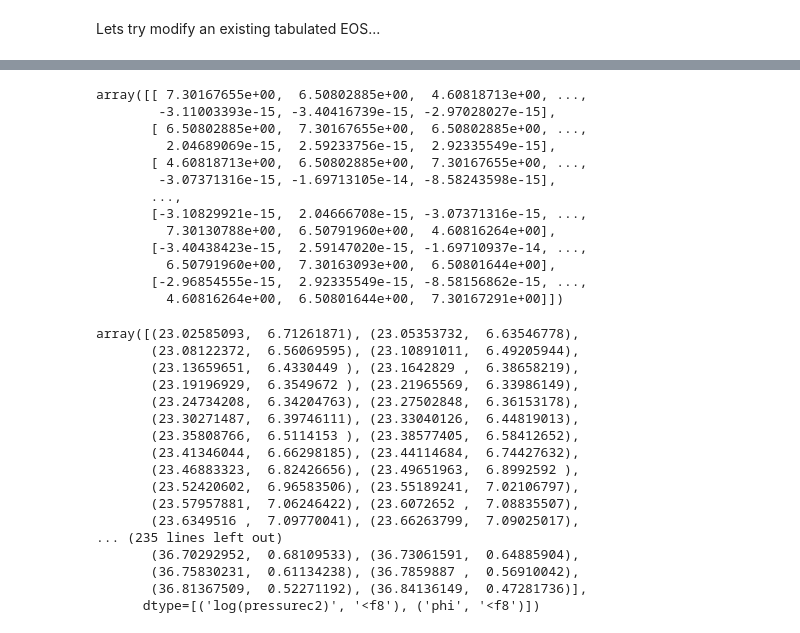
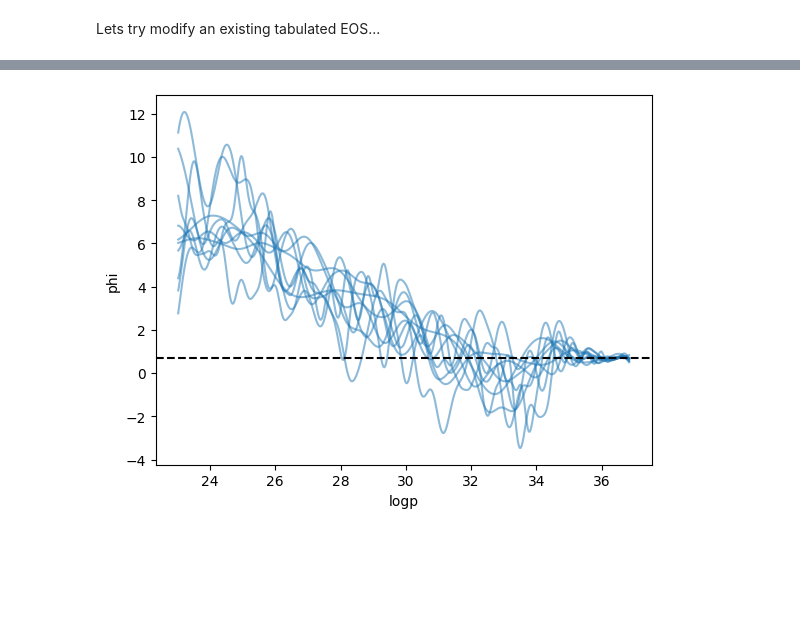
Before and after one commit to eliotfinch/pqcd, a Jupyter notebook: notebooks/modify_tabulated_eos.ipynb, the cells around one changed output, grey strips where cells are left out. Drawn from its saved outputs; the diff is of its cells as text; code cells hidden in the pictures; blank space fills up the shorter version.

Commit message:
Create multiple custom means

```diff
--- a/notebooks/modify_tabulated_eos.ipynb
+++ b/notebooks/modify_tabulated_eos.ipynb
@@ -81,10 +84,10 @@ fig.colorbar(ax.imshow(cov, cmap='viridis'));
 # %% [markdown]
 Lets try modify an existing tabulated EOS...
 # %%
-# Load the mean we want to use as the new tabulated EOS. This could be from a
+# Load the means we want to use as the new tabulated EOSs. This could be from a
 # previous GP draw, or a random walk?
 
-set = 6
+set = 12
 
 gp_mean_dict = {}
 
@@ -108,7 +111,7 @@ for variety in ['had', 'hyp', 'qrk']:
 consistent_phi_arrays = []
 consistent_logp_arrays = []
 
-N_samp = 2000
+N_samp = 80
 
 pqcd_region_dict = pqcd.get_pqcd_region()
 
@@ -134,8 +137,8 @@ for variety in ['had', 'hyp', 'qrk']:
             consistent_logp_arrays.append(gp['log(pressurec2)'].values)
 # %%
 # The log(p) arrays are all the same
-new_logp = consistent_logp_arrays[0]
+new_mean_logp = consistent_logp_arrays[0]
 
 # Select our new mean
-phi_array = np.array(consistent_phi_arrays)
-new_mean_phi = phi_array[0]
+new_mean_phi_array = np.array(consistent_phi_arrays)
+# new_mean_phi = phi_array[0]
@@ -209,16 +151,0 @@ array([(24.63528884,  7.54411178), (24.67947398,  7.47105471),
-# %%
-cov
-# %% [output]
-array([[ 7.30167655e+00,  6.50802885e+00,  4.60818713e+00, ...,
-        -3.11003393e-15, -3.40416739e-15, -2.97028027e-15],
-       [ 6.50802885e+00,  7.30167655e+00,  6.50802885e+00, ...,
-         2.04689069e-15,  2.59233756e-15,  2.92335549e-15],
-       [ 4.60818713e+00,  6.50802885e+00,  7.30167655e+00, ...,
-        -3.07371316e-15, -1.69713105e-14, -8.58243598e-15],
-       ...,
-       [-3.10829921e-15,  2.04666708e-15, -3.07371316e-15, ...,
-         7.30130788e+00,  6.50791960e+00,  4.60816264e+00],
-       [-3.40438423e-15,  2.59147020e-15, -1.69710937e-14, ...,
-         6.50791960e+00,  7.30163093e+00,  6.50801644e+00],
-       [-2.96854555e-15,  2.92335549e-15, -8.58156862e-15, ...,
-         4.60816264e+00,  6.50801644e+00,  7.30167291e+00]])
@@ -229,20 +152,12 @@ new_mean['phi'][:] = new_mean_phi
-# %%
-new_mean
-# %% [output]
-array([(23.02585093,  6.71261871), (23.05353732,  6.63546778),
-       (23.08122372,  6.56069595), (23.10891011,  6.49205944),
-       (23.13659651,  6.4330449 ), (23.1642829 ,  6.38658219),
-       (23.19196929,  6.3549672 ), (23.21965569,  6.33986149),
-       (23.24734208,  6.34204763), (23.27502848,  6.36153178),
-       (23.30271487,  6.39746111), (23.33040126,  6.44819013),
-       (23.35808766,  6.5114153 ), (23.38577405,  6.58412652),
-       (23.41346044,  6.66298185), (23.44114684,  6.74427632),
-       (23.46883323,  6.82426656), (23.49651963,  6.8992592 ),
-       (23.52420602,  6.96583506), (23.55189241,  7.02106797),
-       (23.57957881,  7.06246422), (23.6072652 ,  7.08835507),
-       (23.6349516 ,  7.09770041), (23.66263799,  7.09025017),
-... (235 lines left out)
-       (36.70292952,  0.68109533), (36.73061591,  0.64885904),
-       (36.75830231,  0.61134238), (36.7859887 ,  0.56910042),
-       (36.81367509,  0.52271192), (36.84136149,  0.47281736)],
-      dtype=[('log(pressurec2)', '<f8'), ('phi', '<f8')])
+# %%
+fig, ax = plt.subplots()
+
+for phi in new_mean_phi_array[:10]:
+    ax.plot(new_mean_logp, phi, c='C0', alpha=0.5)
+
+ax.axhline(np.log(2), c='k', ls='--', zorder=10)
+
+ax.set_xlabel('logp')
+ax.set_ylabel('phi');
+# %% [output]
+[figure, added]
```
Also changed, not shown: parts of 12 cells of this notebook.
